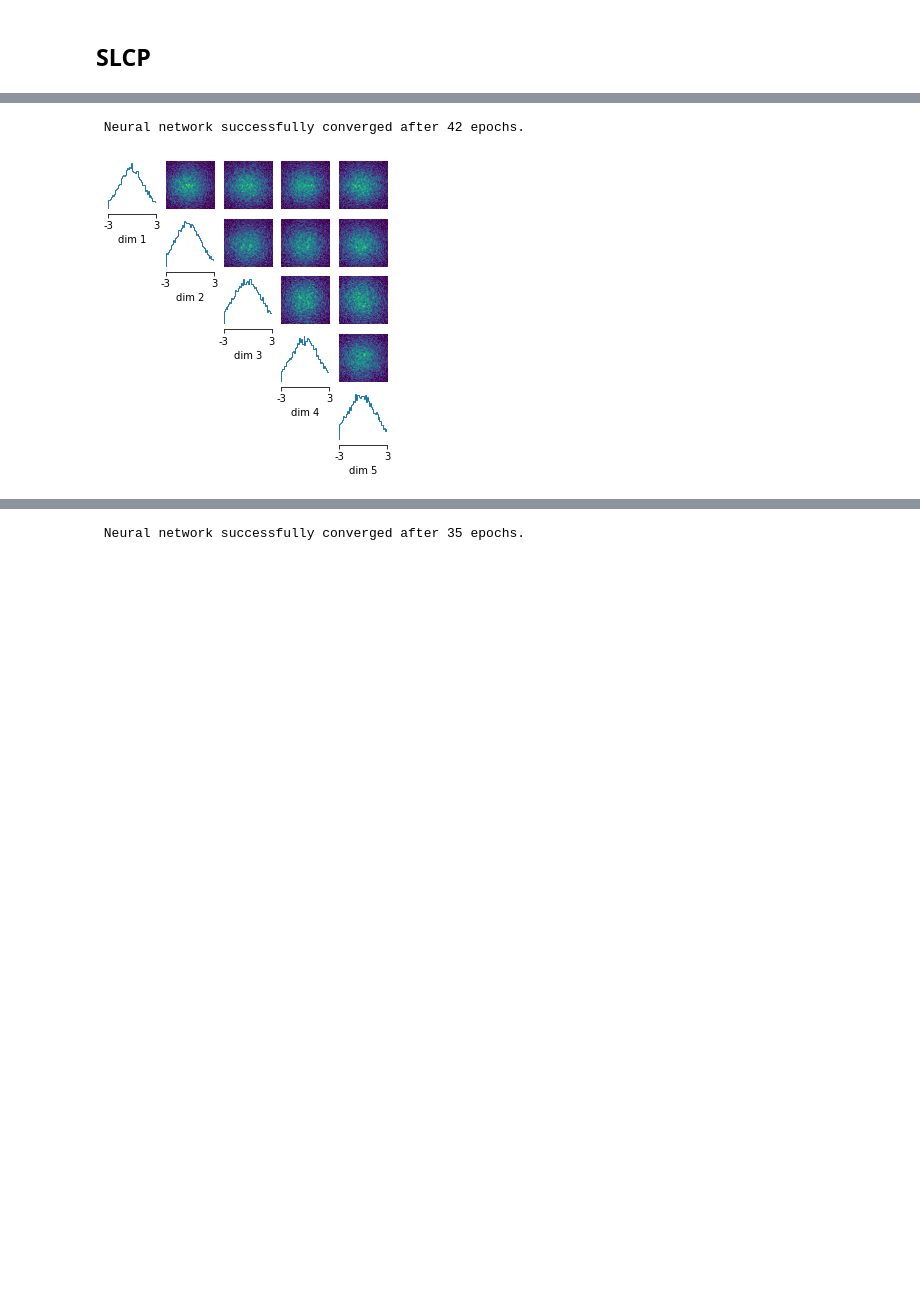
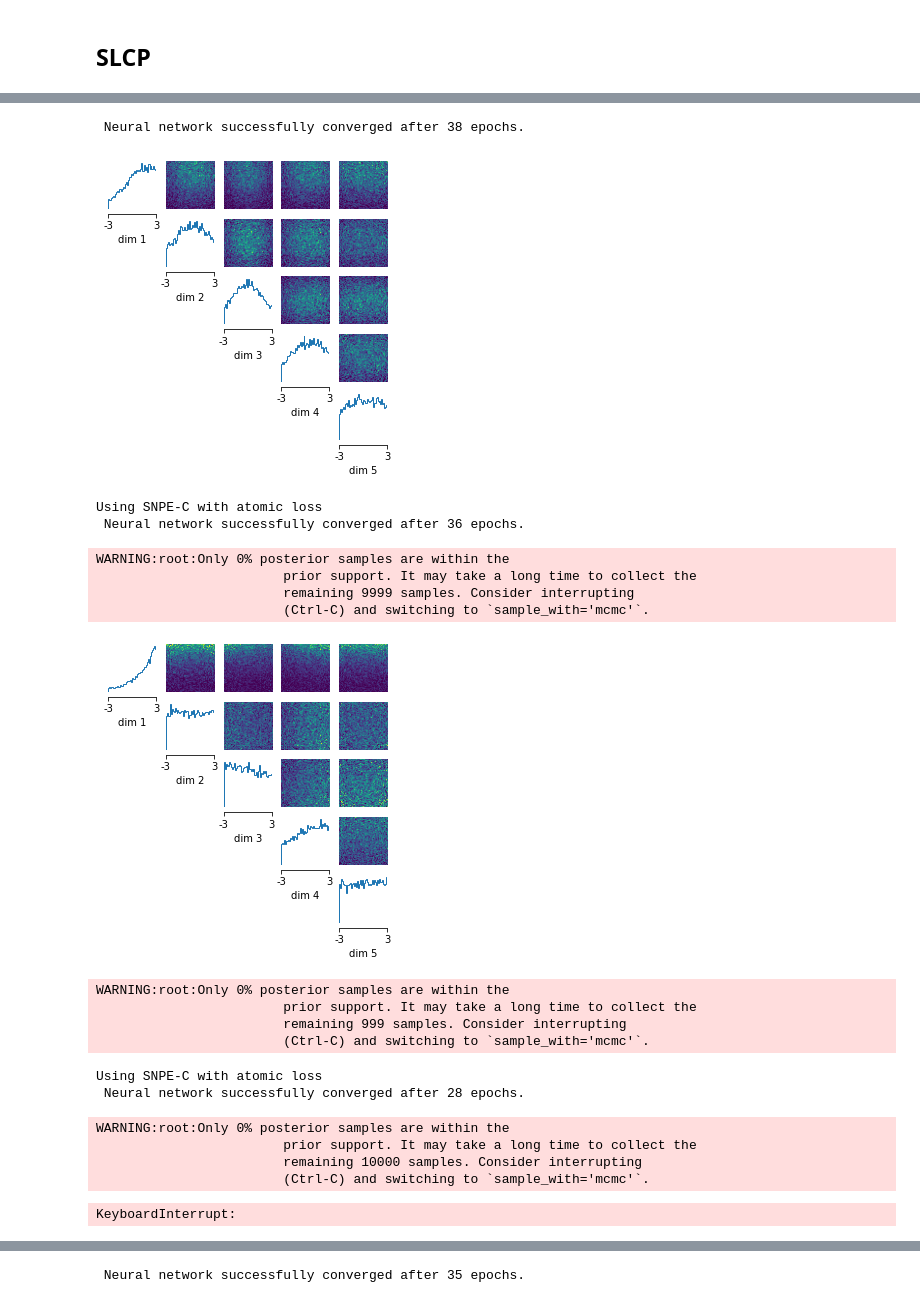
Before and after one commit to SRagy/sbi, a Jupyter notebook: Sammy_examples/sbibm_benchmarks.ipynb, the cells around one changed output, grey strips where cells are left out. Saved outputs shown, nothing was run; the diff lists cells and outputs as text; code cells hidden in the pictures; blank space fills up the shorter version.

Commit message:
Updated sbibm examples to include piecewise distances.

```diff
--- a/Sammy_examples/sbibm_benchmarks.ipynb
+++ b/Sammy_examples/sbibm_benchmarks.ipynb
@@ -132,6 +132,20 @@ def slcp_simulator_wrapper(theta, seed = None):
         # pyro.set_rng_seed(seed)
     full_data = slcp_simulator(theta)
     return euclidean(points_from_grid, full_data)
+# %%
+def slcp_piecewise_simulator(chunk_size=5):
+    def sim_wrapped(params):
+        data = slcp_simulator(params)
+        data = data.reshape(-1,chunk_size)
+        obs = slcp_observation.reshape(-1,chunk_size)
+
+        summstats = []
+        for i in range(len(data)):
+            summstats.append(torch.linalg.norm(data[i]-obs[i]))
+
+        return torch.as_tensor(summstats)
+
+    return sim_wrapped
 # %%
 # def slcp_simulator_wrapper_mean(theta, seed = None):
 #     if seed is not None:
@@ -174,19 +168,44 @@ tensor([-0.0030, -0.0051, -0.0120, -0.0040, -0.0027, -0.0040,  0.0026, -0.0137,
 #         samples=slcp_prior(num_samples = num_samples)
 #         print(samples)
 #         return samples.reshape(sample_shape+(native_shape,))
-# %%
-posterior=infer(slcp_simulator_wrapper, slcp_prior_2, method='SNPE',
-                  num_simulations=500, num_workers=7)
-# %% [output]
- Neural network successfully converged after 42 epochs.
 # %%
-samples = posterior.sample((10000,),x=dist_obs)
-fig, axes = analysis.pairplot(samples,
-                        limits=[[-3,3], [-3,3],[-3,3],[-3,3],[-3,3]],
-                        ticks=[[-3,3],[-3,3],[-3,3],[-3,3],[-3,3]],
-                        figsize=(5,5),
-                        points_offdiag={'markersize': 6},
-                        points_colors='r');
-plt.show()
+num_rounds = 10
+posteriors = []
+simulator, prior = prepare_for_sbi(slcp_piecewise_simulator(2), slcp_prior_2)
+proposal = prior
+inference = SNPE(prior=prior)
+for i in range(num_rounds):
+    theta, x = simulate_for_sbi(simulator, proposal, num_simulations=1000, num_workers=7)
+    density_estimator = inference.append_simulations(theta, x, proposal=proposal).train()
+    posterior = inference.build_posterior(density_estimator)
+    posteriors.append(posterior)
+    proposal = posterior.set_default_x(torch.tensor([0]*50))
+    samples = posterior.sample((10000,))
+    fig, axes = analysis.pairplot(samples,
+                            limits=[[-3,3], [-3,3],[-3,3],[-3,3],[-3,3]],
+                            ticks=[[-3,3],[-3,3],[-3,3],[-3,3],[-3,3]],
+                            figsize=(5,5),
+                            points_offdiag={'markersize': 6},
+                            points_colors='r');
+    plt.show()
 # %% [output]
+ Neural network successfully converged after 38 epochs.
-[figure, old version]
+[figure, new version]
+Using SNPE-C with atomic loss
+ Neural network successfully converged after 36 epochs.
+WARNING:root:Only 0% posterior samples are within the
+                        prior support. It may take a long time to collect the
+                        remaining 9999 samples. Consider interrupting
+                        (Ctrl-C) and switching to `sample_with='mcmc'`.
+[figure, added]
+WARNING:root:Only 0% posterior samples are within the
+                        prior support. It may take a long time to collect the
+                        remaining 999 samples. Consider interrupting
+                        (Ctrl-C) and switching to `sample_with='mcmc'`.
+Using SNPE-C with atomic loss
+ Neural network successfully converged after 28 epochs.
+WARNING:root:Only 0% posterior samples are within the
+                        prior support. It may take a long time to collect the
+                        remaining 10000 samples. Consider interrupting
+                        (Ctrl-C) and switching to `sample_with='mcmc'`.
+KeyboardInterrupt:
```
Also changed, not shown: parts of 3 cells of this notebook.
